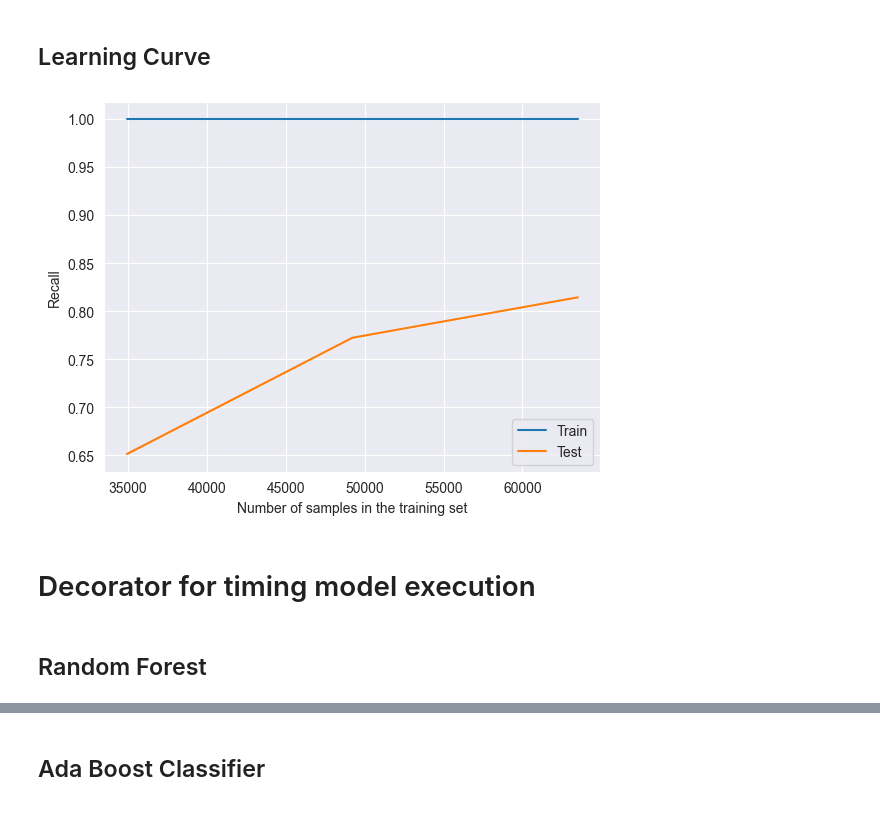
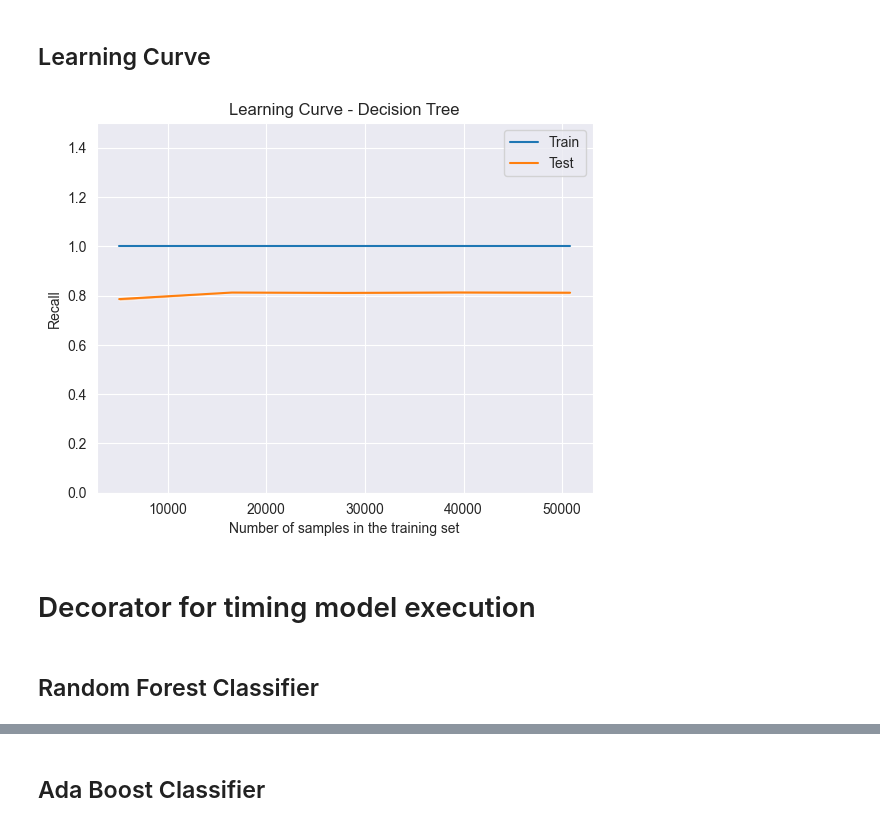
Before and after one commit to alexlafuente/heart_attack_prediction_md, a Jupyter notebook: decisionTrees.ipynb, the cells around one changed output, grey strips where cells are left out. Drawn from its saved outputs; the diff is of its cells as text; code cells hidden in the pictures.

Commit message:
fix: decision trees more concise analysis

```diff
--- a/decisionTrees.ipynb
+++ b/decisionTrees.ipynb
@@ -35,19 +52,18 @@ Total samples: 127030
 # %% [markdown]
 # Hyperparameter Tuning with GridSearchCV
 # %%
-from sklearn.model_selection import GridSearchCV
-
 params = {
+    "criterion": ['gini', 'entropy'],
     "min_impurity_decrease": list(np.linspace(0,0.5,21)),
     "min_samples_split":list(range(2,20,2)),
 }
-clf = GridSearchCV(
+dt_grid_search  = GridSearchCV(
     DecisionTreeClassifier(criterion = "entropy", random_state=1),
     param_grid = params,
-    cv = 10,
+    cv = 5,
     n_jobs = -1,
     scoring='recall'
 )
-clf.fit(X_train, y_train)
-print(f"Best Params = {clf.best_params_}  -  Recall = {clf.best_score_}")
+dt_grid_search.fit(X_train, y_train)
+print(f"Best Params = {dt_grid_search .best_params_}  -  Recall = {dt_grid_search .best_score_}")
 # %% [output]
@@ -117,19 +172,18 @@ Interval of confidence: (0.812061523317642, 0.8181073946904189)
 # %% [markdown]
 ## Learning Curve
 # %%
-from sklearn.model_selection import LearningCurveDisplay, learning_curve
-
 train_sizes, train_scores, test_scores = learning_curve(
-    clf, X, y, cv = 2, n_jobs=-1,
+    cdt, X_train, y_train, cv=5, n_jobs=-1,
     train_sizes=np.linspace(0.1, 1.0, 5),
     scoring='recall'
 )
-
-display=LearningCurveDisplay(train_sizes=train_sizes,train_scores=train_scores, test_scores=test_scores, score_name="Recall")
+display = LearningCurveDisplay(train_sizes=train_sizes, train_scores=train_scores, test_scores=test_scores, score_name="Recall")
 display.plot()
+plt.title('Learning Curve - Decision Tree')
+plt.ylim(0.0, 1.5)
 plt.show()
 # %% [output]
-[figure, old version]
+[figure, new version]
 # %% [markdown]
 # Decorator for timing model execution
 # %%
@@ -140,6 +194,6 @@ def compute_executions_time(function):
         print(f"\n{time.time() - start_time} seconds")  # print execution time
     return wrapper
 # %% [markdown]
-## Random Forest
+## Random Forest Classifier
 # %%
 @compute_executions_time
```
Also changed, not shown: parts of 12 cells of this notebook.
